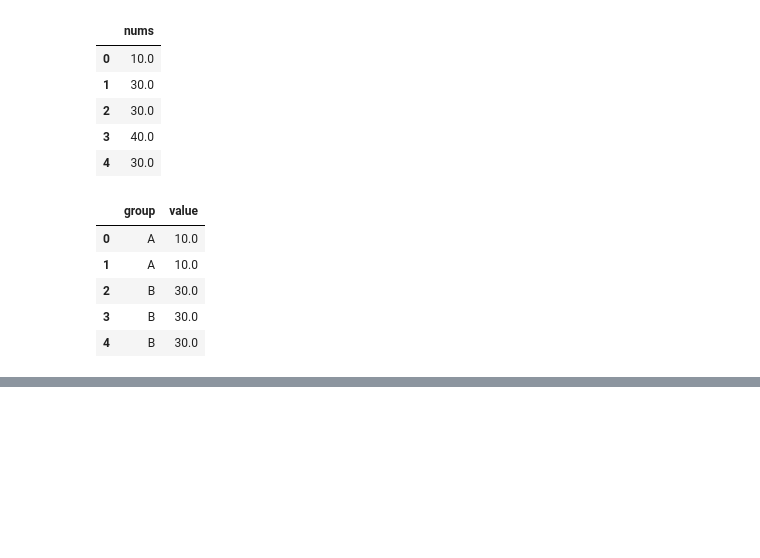
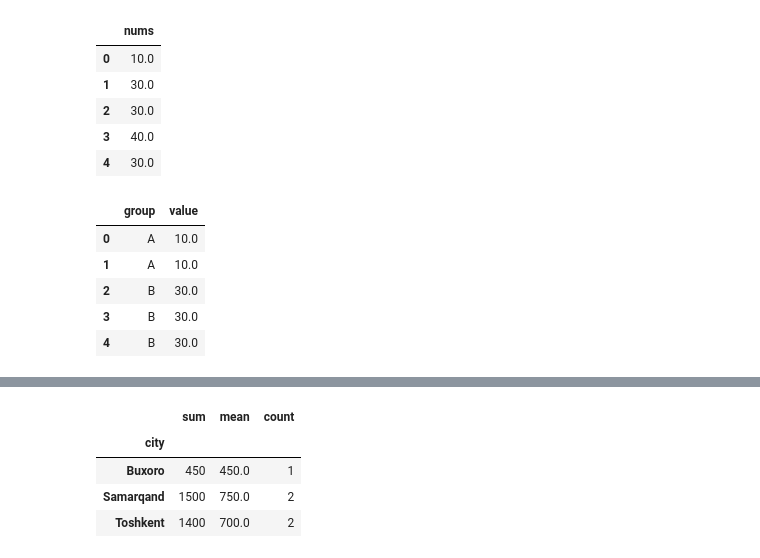
Before and after one commit to madaminovmuhammadjalil/pandas-exercises, a Jupyter notebook: Another_copy_of_Копия_pandas100.ipynb, the cells around one changed output, grey strips where cells are left out. Saved outputs shown, nothing was run; the diff lists cells and outputs as text; code cells hidden in the pictures; blank space fills up the shorter version.

```diff
--- a/Another_copy_of_Копия_pandas100.ipynb
+++ b/Another_copy_of_Копия_pandas100.ipynb
@@ -874,0 +917,9 @@ data20
+# %%
+# 90
+employees.groupby("city")["salary"].agg(["sum","mean","count"])
+# %% [output]
+|  | sum | mean | count |
+| city |  |  |  |
+| Buxoro | 450 | 450.0 | 1 |
+| Samarqand | 1500 | 750.0 | 2 |
+| Toshkent | 1400 | 700.0 | 2 |
```
Also changed, not shown: parts of 19 cells of this notebook.
